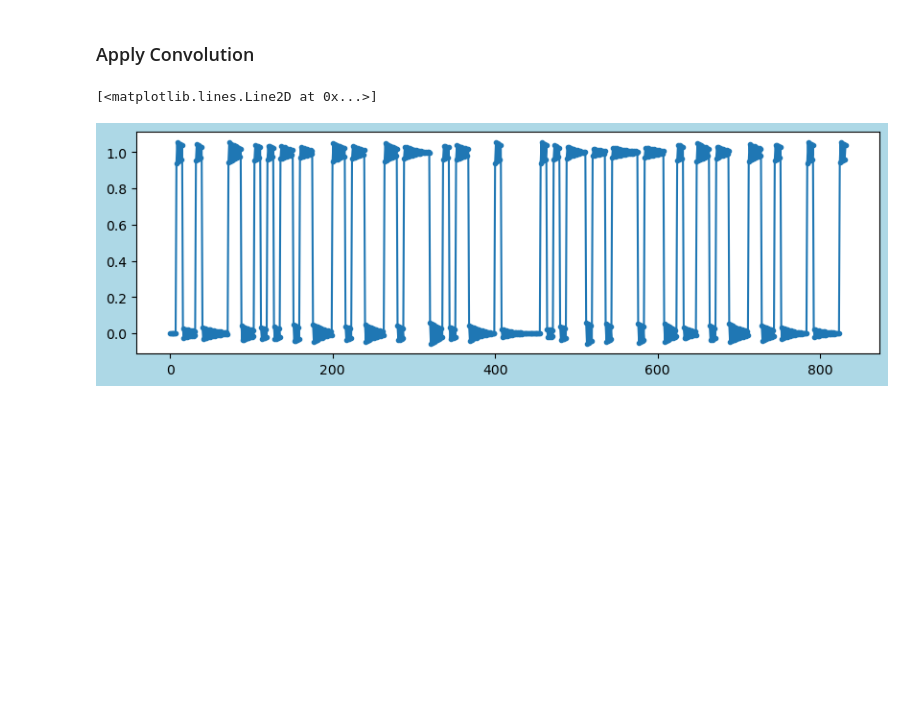
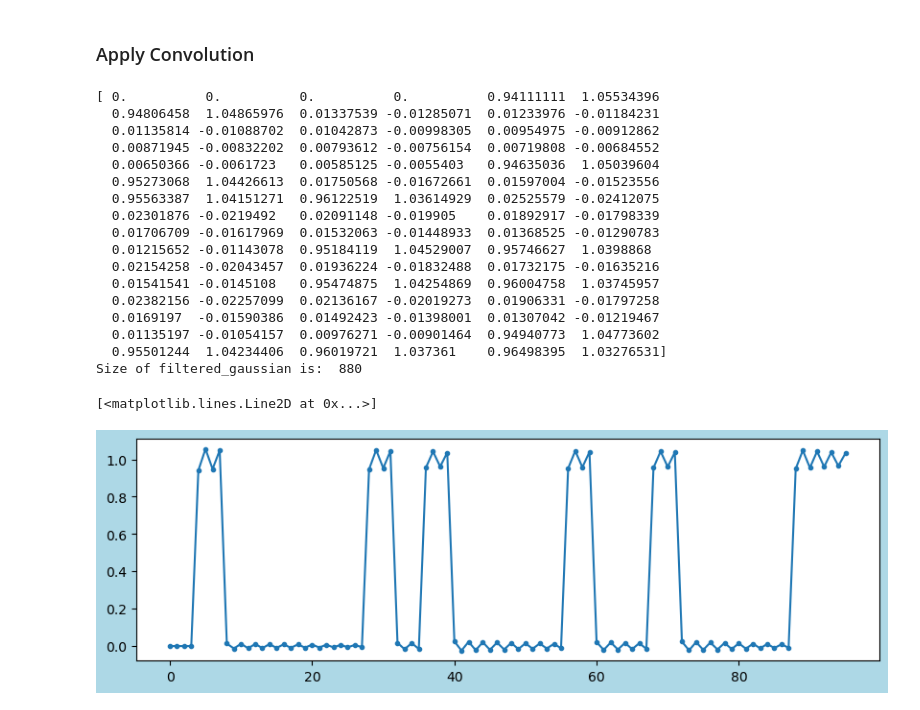
Before and after one commit to tacticstactics/Random_signal_generator, a Jupyter notebook: text_to_binary-1.ipynb, the cells around one changed output. Drawn from its saved outputs; the diff is of its cells as text; code cells hidden in the pictures; blank space fills up the shorter version.

```diff
--- a/text_to_binary-1.ipynb
+++ b/text_to_binary-1.ipynb
@@ -26,7 +27,8 @@ binary_string1 is:  01001000 01100101 01101100 01101100 01101111 00101100 001000
 binary values: is:  ['01001000', '01100101', '01101100', '01101100', '01101111', '00101100', '00100000', '01010111', '01101111', '01110010', '01101100', '01100100', '00100001']
 converted_string_1 is: Hello, World!
 # %%
-input_string_1 = "Hello, World!"
+#input_string_1 = "Hello, World!"
+input_string_1 = "ABC"
 
 binary_converted_1 = ''.join(format(ord(char), '08b') for char in input_string_1)
 #binary_converted_1 = "".join(f"{ord(i):08b}" for i in input_string_1)
@@ -65,14 +65,13 @@ binary_converted_1_ndarray is: [0 1 0 0 1 0 0 0 0 1 1 0 0 1 0 1 0 1 1 0 1 1 0 0
 # %%
 # Convert Symbol to analog signal using 'repeat' function
 
-samplerate = 2 ** 3
+samplerate = 2 ** 2
 numberofpointspersymbol = 2 ** 0
 repetitions1 = samplerate / numberofpointspersymbol
 print('repetitions1 is: ', repetitions1)
 
 TX_analog_values1 = np.repeat(binary_converted_1_ndarray, repetitions1)
-
-#print(f"TX Analog values 1 : {TX_analog_values1}")
+print(TX_analog_values1)
 print('Size of TX Analog values 1 is: ', sys.getsizeof(TX_analog_values1))
 
 #TX_analog_float1 = [int(TX_analog_values1)]
@@ -93,14 +95,34 @@ Size of TX Analog values 1 is:  3440
 # %%
 order = 6
 normal_cutoff = 0.99 # 0 to 1
 
-b, a = butter(order, normal_cutoff, btype='low', analog=False)
+b, a = signal.butter(order, normal_cutoff, btype='low', analog=False)
 
-filtered_data1 = lfilter(b, a, TX_analog_values1) # scipy.signal.lfilter
+filtered_data1 = signal.lfilter(b, a, TX_analog_values1) # scipy.signal.lfilter
+print(filtered_data1)
+
+print('Size of filtered_gaussian is: ', sys.getsizeof(filtered_data1))
 
 fig1 = plt.figure(figsize = (10,3), facecolor='lightblue')
 ax1_1 = fig1.add_subplot(1, 1, 1)
 ax1_1.plot(filtered_data1, ".-")
 # %% [output]
-[<matplotlib.lines.Line2D at 0x...>]
+[ 0.          0.          0.          0.          0.94111111  1.05534396
+  0.94806458  1.04865976  0.01337539 -0.01285071  0.01233976 -0.01184231
+  0.01135814 -0.01088702  0.01042873 -0.00998305  0.00954975 -0.00912862
+  0.00871945 -0.00832202  0.00793612 -0.00756154  0.00719808 -0.00684552
+  0.00650366 -0.0061723   0.00585125 -0.0055403   0.94635036  1.05039604
+  0.95273068  1.04426613  0.01750568 -0.01672661  0.01597004 -0.01523556
+  0.95563387  1.04151271  0.96122519  1.03614929  0.02525579 -0.02412075
+  0.02301876 -0.0219492   0.02091148 -0.019905    0.01892917 -0.01798339
+  0.01706709 -0.01617969  0.01532063 -0.01448933  0.01368525 -0.01290783
+  0.01215652 -0.01143078  0.95184119  1.04529007  0.95746627  1.0398868
+  0.02154258 -0.02043457  0.01936224 -0.01832488  0.01732175 -0.01635216
+  0.01541541 -0.0145108   0.95474875  1.04254869  0.96004758  1.03745957
+  0.02382156 -0.02257099  0.02136167 -0.02019273  0.01906331 -0.01797258
+  0.0169197  -0.01590386  0.01492423 -0.01398001  0.01307042 -0.01219467
+  0.01135197 -0.01054157  0.00976271 -0.00901464  0.94940773  1.04773602
+  0.95501244  1.04234406  0.96019721  1.037361    0.96498395  1.03276531]
+Size of filtered_gaussian is:  880
+[<matplotlib.lines.Line2D at 0x...>]
-[figure, old version]
+[figure, new version]
```
Also changed, not shown: parts of 6 cells of this notebook.
